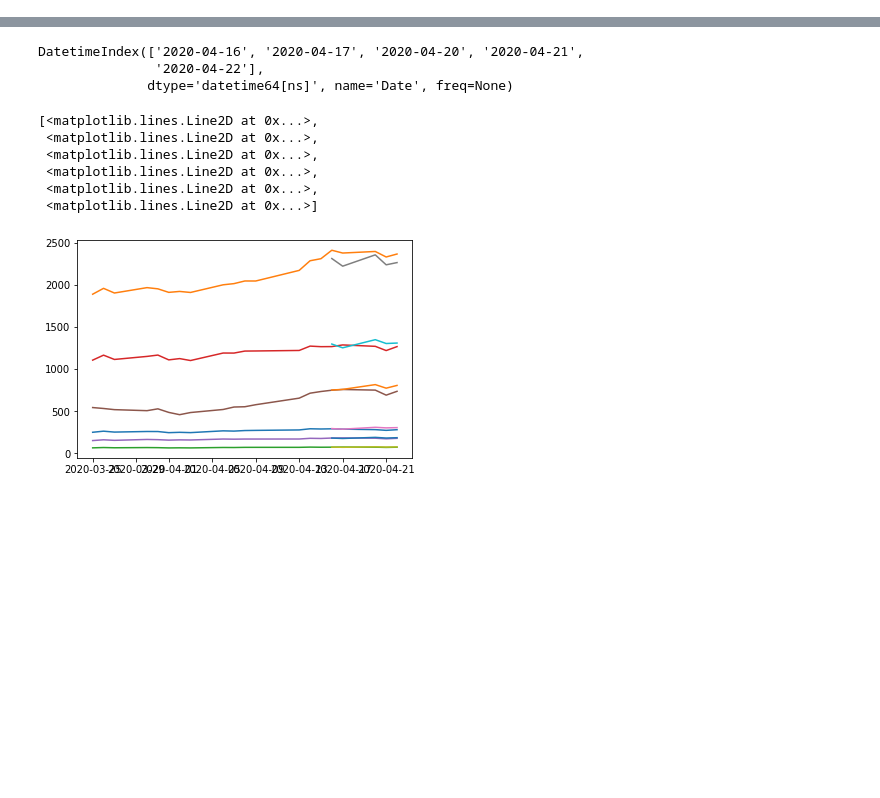
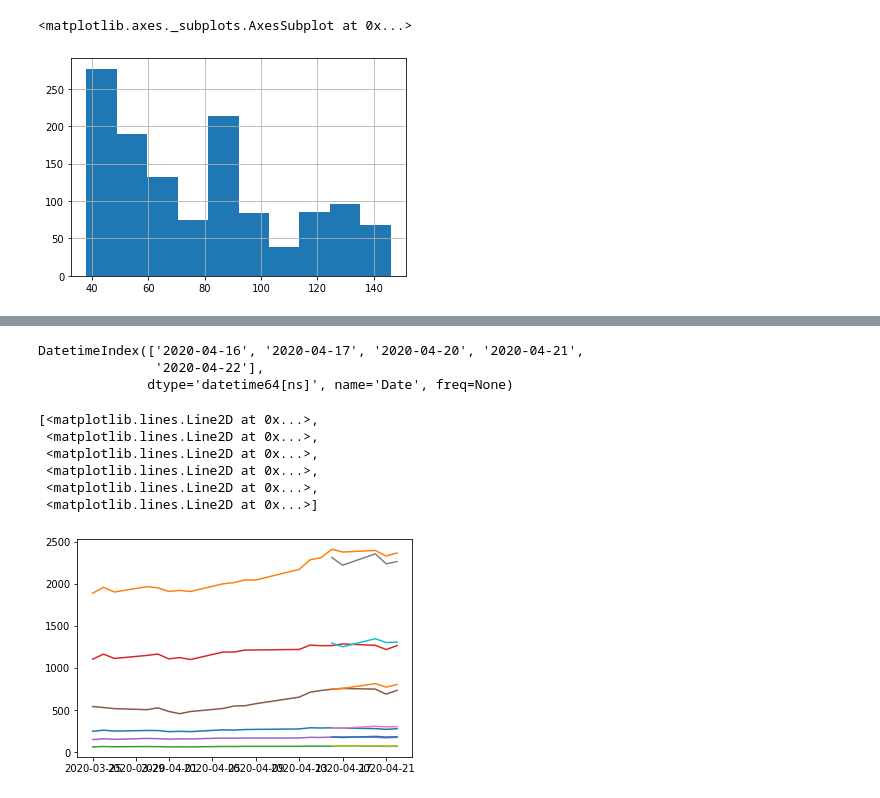
Before and after one commit to ledgey/datasciencestuff, a Jupyter notebook: StockPricesAR.ipynb, the cells around one changed output, grey strips where cells are left out. Drawn from its saved outputs; the diff is of its cells as text; code cells hidden in the pictures; blank space fills up the shorter version.

```diff
--- a/StockPricesAR.ipynb
+++ b/StockPricesAR.ipynb
@@ -28,8 +0,0 @@ closes.plot()
-# %%
-import pandas as pd
-from sklearn import preprocessing
-
-x = closes.values #returns a numpy array
-min_max_scaler = preprocessing.MinMaxScaler()
-x_scaled = min_max_scaler.fit_transform(x)
-closes = pd.DataFrame(x_scaled, index= closes.index, columns=closes.columns)
@@ -40,0 +66,5 @@ closes.plot()
+# %%
+
+ticker = yf.Tickers(ticks)
+
+data = ticker.history(period='1mo',interval='15m' )
@@ -40,0 +96,10 @@ closes.plot()
+# %%
+dataDict = {}
+for t in ticks:
+    x = data.loc[:, (slice(None), t)].copy()
+    x.columns = x.columns.droplevel(1)
+    x['delta'] = x['Close'].diff()/x['Close']
+    x['spread'] = 1-(x['Low']/x['High'])
+    x['NormVol'] = (x['Volume']-x['Volume'].min())/(x['Volume'].max()-x['Volume'].min())
+
+    dataDict[t] = x.fillna(0)
@@ -40,0 +123,5 @@ closes.plot()
+# %%
+x['Close'].hist()
+# %% [output]
+<matplotlib.axes._subplots.AxesSubplot at 0x...>
+[figure, added]
```
Also changed, not shown: parts of 53 cells of this notebook, 14 other files.
